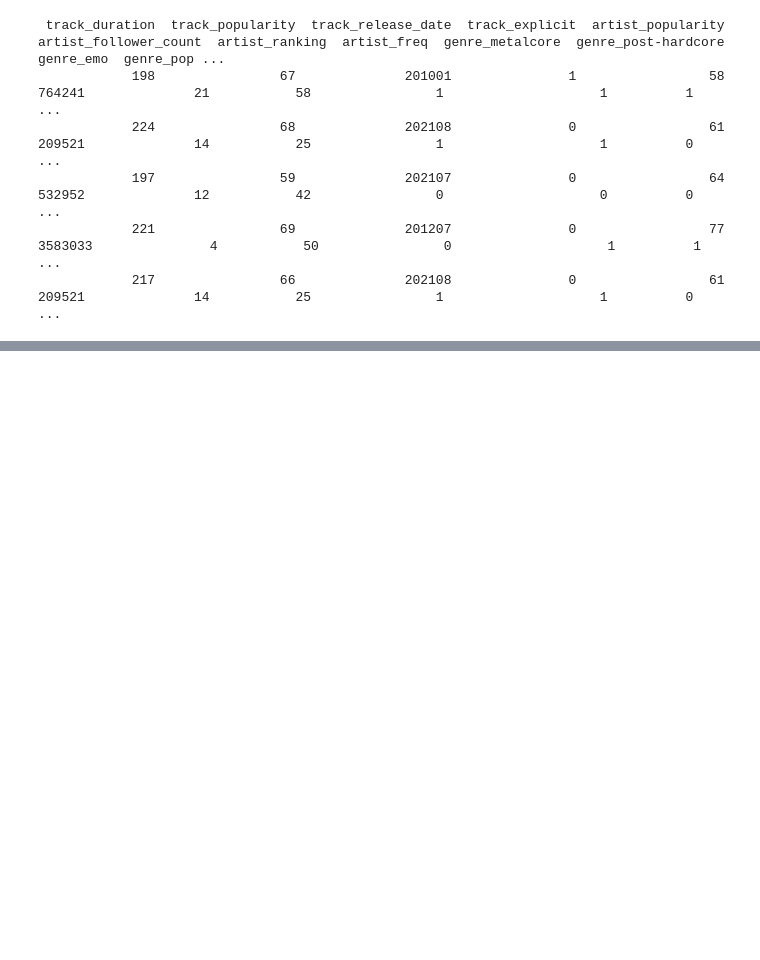
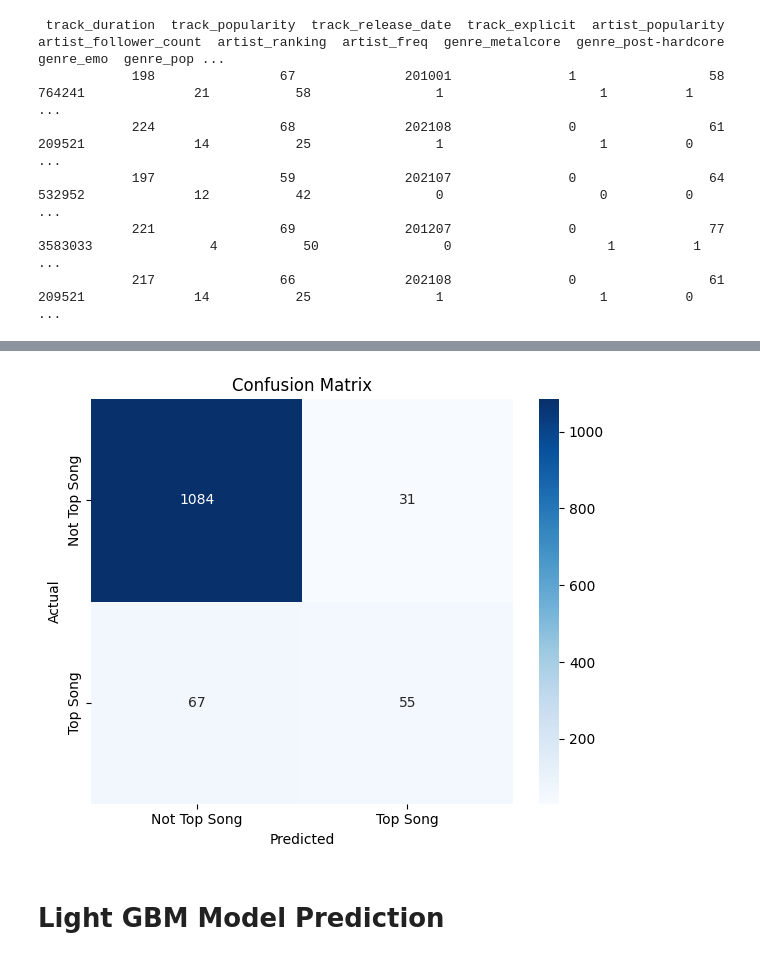
Before and after one commit to nickweda/spotifyapi, a Jupyter notebook: ml.ipynb, the cells around one changed output, grey strips where cells are left out. Drawn from its saved outputs; the diff is of its cells as text; code cells hidden in the pictures; blank space fills up the shorter version.

Commit message:
ML model built

```diff
--- a/ml.ipynb
+++ b/ml.ipynb
@@ -341,0 +381,23 @@ df.to_csv("processed_data.csv", index=False)
+# %%
+import xgboost as xgb
+
+from sklearn.model_selection import train_test_split
+from sklearn.metrics import classification_report, accuracy_score, confusion_matrix
+
+X = df.drop(columns=['my_top_songs']) # features
+y = df['my_top_songs'] # prediction
+
+# train/test splits - 80/20
+X_train, X_test, y_train, y_test = train_test_split(
+    X, y, test_size=0.2, random_state=42, stratify=y
+)
+
+# define model
+model = xgb.XGBClassifier(
+    objective='binary:logistic',
+    eval_metric='logloss',
+    use_label_encoder=False,
+    random_state=42
+)
+# %%
+model.fit(X_train, y_train)
@@ -341,0 +465,26 @@ df.to_csv("processed_data.csv", index=False)
+# %%
+import seaborn as sns
+import matplotlib.pyplot as plt
+from sklearn.metrics import confusion_matrix
+
+# Predict
+y_pred = model.predict(X_test)
+
+# Get confusion matrix
+cm = confusion_matrix(y_test, y_pred)
+
+# Plot
+plt.figure(figsize=(6, 5))
+sns.heatmap(cm, annot=True, fmt='d', cmap='Blues',
+            xticklabels=['Not Top Song', 'Top Song'],
+            yticklabels=['Not Top Song', 'Top Song'])
+
+plt.xlabel('Predicted')
+plt.ylabel('Actual')
+plt.title('Confusion Matrix')
+plt.tight_layout()
+plt.show()
+# %% [output]
+[figure, added]
+# %% [markdown]
+# Light GBM Model Prediction
```
Also changed, not shown: parts of 22 cells of this notebook, 18 other files.
